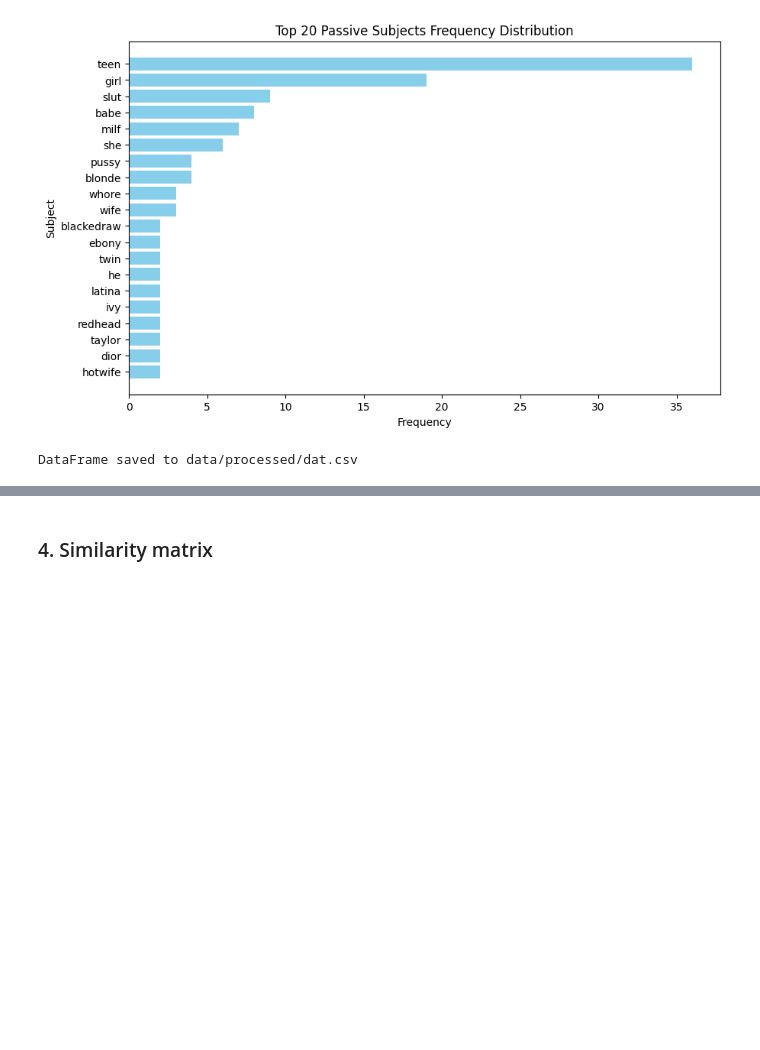
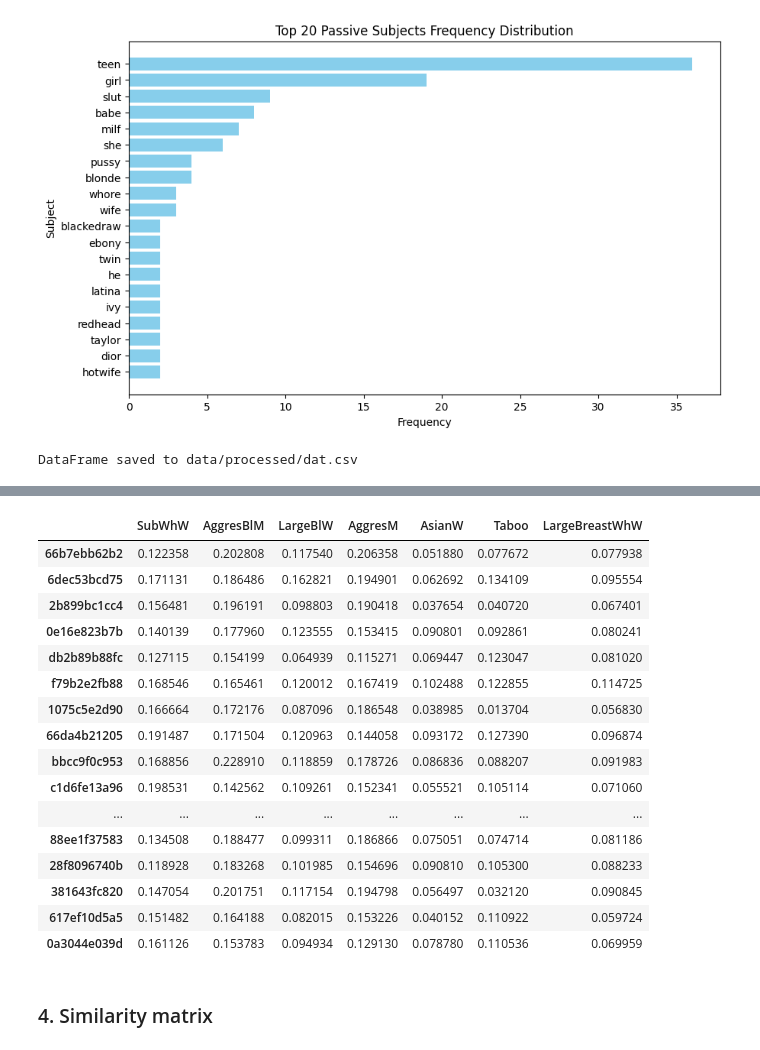
Before and after one commit to ptypes-nlesc/stereotype-map, a Jupyter notebook: notebooks/Analysis.ipynb, the cells around one changed output, grey strips where cells are left out. Drawn from its saved outputs; the diff is of its cells as text; code cells hidden in the pictures; blank space fills up the shorter version.

```diff
--- a/notebooks/Analysis.ipynb
+++ b/notebooks/Analysis.ipynb
@@ -606,0 +558,13 @@ SyntaxError: invalid syntax (2599955130.py, line 69)
+# %%
+# input data
+STEREOTYPES_JSON_PATH = "data/processed/stereotypes.json"
+TAGS_JSON_PATH = "data/processed/video-tags.json"
+MODEL_NAME = "sentence-transformers/all-MiniLM-L6-v1"
+# TODO try different models
+# e.g. "bert-base-nli-mean-tokens"
+
+embeddings.download_nltk_data()
+
+# load stereotypes
+stereotypes = embeddings.load_and_preprocess_data(STEREOTYPES_JSON_PATH)
+tags = embeddings.load_and_preprocess_data(TAGS_JSON_PATH)
@@ -606,0 +586,9 @@ SyntaxError: invalid syntax (2599955130.py, line 69)
+# %%
+stereotypes_emb = embeddings.generate_embeddings(stereotypes, MODEL_NAME)
+# save stereotype embeddings
+# TODO run for all and save results, long processing time
+tags_emb = embeddings.generate_embeddings(tags, MODEL_NAME)
+
+# save tag embeddings
+# with open("tags_emb.pkl", "wb") as file:
+#     pickle.dump(tags_emb, file)
@@ -607,2 +620,22 @@ SyntaxError: invalid syntax (2599955130.py, line 69)
+# %%
+sim_df
+# %% [output]
+|  | SubWhW | AggresBlM | LargeBlW | AggresM | AsianW | Taboo | LargeBreastWhW |
+| 66b7ebb62b2 | 0.122358 | 0.202808 | 0.117540 | 0.206358 | 0.051880 | 0.077672 | 0.077938 |
+| 6dec53bcd75 | 0.171131 | 0.186486 | 0.162821 | 0.194901 | 0.062692 | 0.134109 | 0.095554 |
+| 2b899bc1cc4 | 0.156481 | 0.196191 | 0.098803 | 0.190418 | 0.037654 | 0.040720 | 0.067401 |
+| 0e16e823b7b | 0.140139 | 0.177960 | 0.123555 | 0.153415 | 0.090801 | 0.092861 | 0.080241 |
+| db2b89b88fc | 0.127115 | 0.154199 | 0.064939 | 0.115271 | 0.069447 | 0.123047 | 0.081020 |
+| f79b2e2fb88 | 0.168546 | 0.165461 | 0.120012 | 0.167419 | 0.102488 | 0.122855 | 0.114725 |
+| 1075c5e2d90 | 0.166664 | 0.172176 | 0.087096 | 0.186548 | 0.038985 | 0.013704 | 0.056830 |
+| 66da4b21205 | 0.191487 | 0.171504 | 0.120963 | 0.144058 | 0.093172 | 0.127390 | 0.096874 |
+| bbcc9f0c953 | 0.168856 | 0.228910 | 0.118859 | 0.178726 | 0.086836 | 0.088207 | 0.091983 |
+| c1d6fe13a96 | 0.198531 | 0.142562 | 0.109261 | 0.152341 | 0.055521 | 0.105114 | 0.071060 |
+| ... | ... | ... | ... | ... | ... | ... | ... |
+| 88ee1f37583 | 0.134508 | 0.188477 | 0.099311 | 0.186866 | 0.075051 | 0.074714 | 0.081186 |
+| 28f8096740b | 0.118928 | 0.183268 | 0.101985 | 0.154696 | 0.090810 | 0.105300 | 0.088233 |
+| 381643fc820 | 0.147054 | 0.201751 | 0.117154 | 0.194798 | 0.056497 | 0.032120 | 0.090845 |
+| 617ef10d5a5 | 0.151482 | 0.164188 | 0.082015 | 0.153226 | 0.040152 | 0.110922 | 0.059724 |
+| 0a3044e039d | 0.161126 | 0.153783 | 0.094934 | 0.129130 | 0.078780 | 0.110536 | 0.069959 |
 # %% [markdown]
 ### 4. Similarity matrix
```
Also changed, not shown: parts of 20 cells of this notebook, 1 other file.
